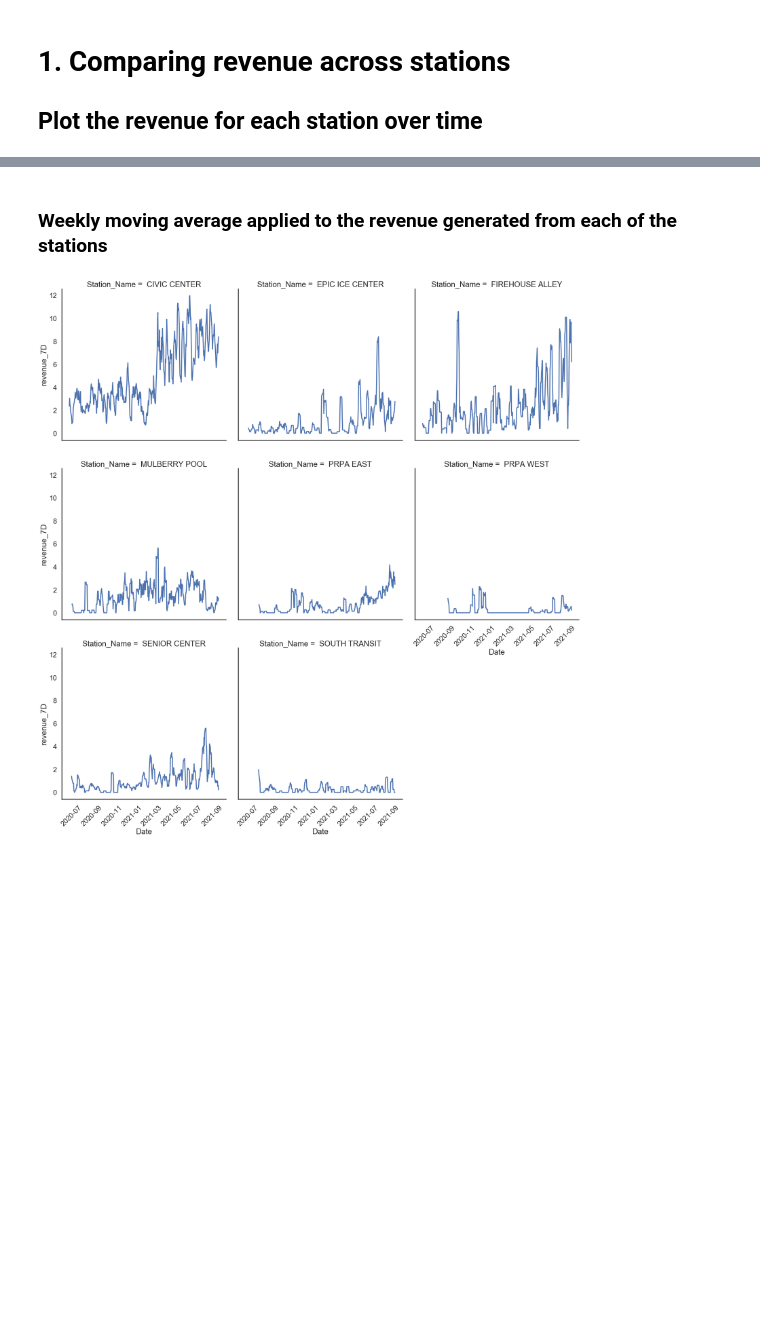
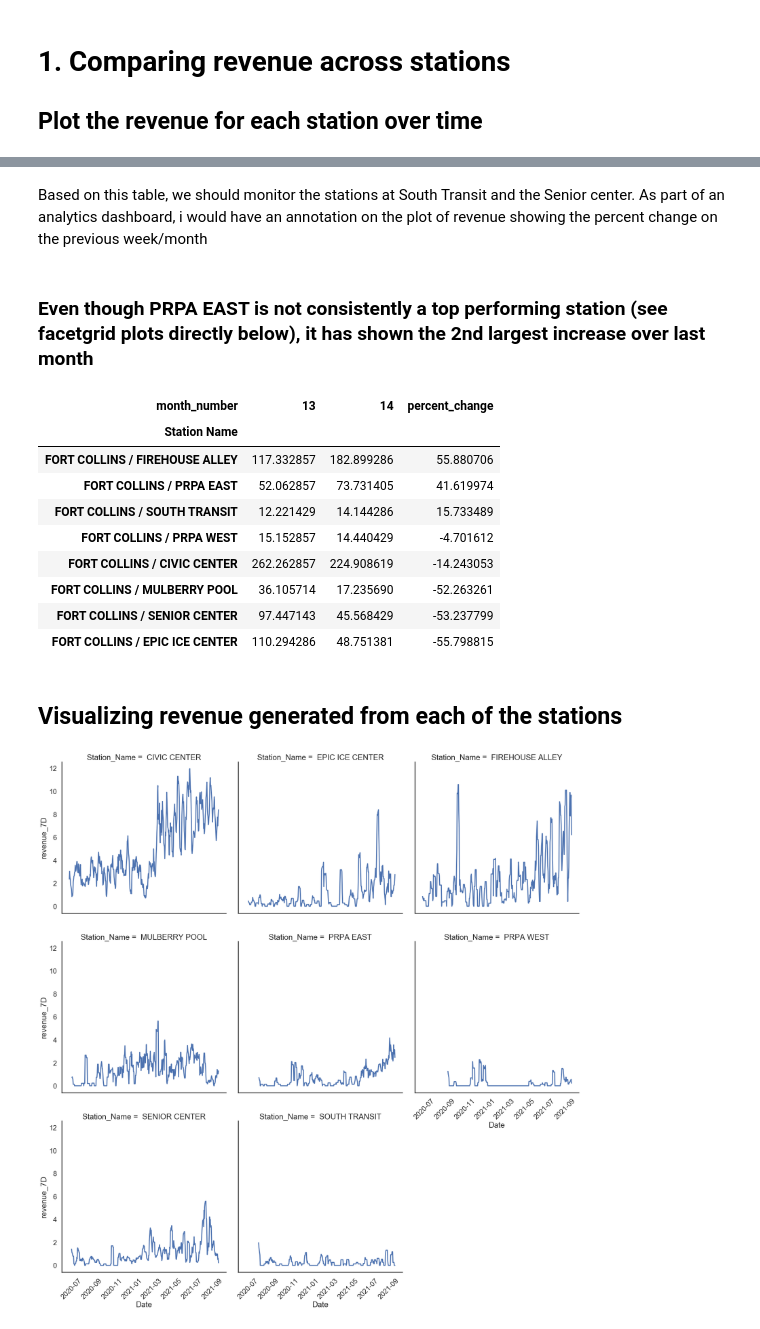
Before and after one commit to davidfox87/EV_forecasting, a Jupyter notebook: EDA.ipynb, the cells around one changed output, grey strips where cells are left out. Saved outputs shown, nothing was run; the diff lists cells and outputs as text; code cells hidden in the pictures; blank space fills up the shorter version.

```diff
--- a/EDA.ipynb
+++ b/EDA.ipynb
@@ -175,5 +191,26 @@ memory usage: 161.8+ KB
+# %% [markdown]
+Based on this table, we should monitor the stations at South Transit and the Senior center. As part of an analytics dashboard, i would have an annotation on the plot of revenue showing the percent change on the previous week/month
+# %% [markdown]
+### Even though PRPA EAST is not consistently a top performing station (see facetgrid plots directly below), it has shown the 2nd largest increase over last month
+# %%
+test_df = df2.loc[df2.month_number.isin([13, 14]), ['Station Name', 'month_number', 'revenue_7D']]
+test_df = test_df.groupby(['Station Name', 'month_number'])['revenue_7D'].sum().unstack()
+test_df['percent_change'] = (test_df[14] - test_df[13]) / test_df[13] * 100
+
+test_df.sort_values(by='percent_change', ascending=False)
+# %% [output]
+| month_number | 13 | 14 | percent_change |
+| Station Name |  |  |  |
+| FORT COLLINS / FIREHOUSE ALLEY | 117.332857 | 182.899286 | 55.880706 |
+| FORT COLLINS / PRPA EAST | 52.062857 | 73.731405 | 41.619974 |
+| FORT COLLINS / SOUTH TRANSIT | 12.221429 | 14.144286 | 15.733489 |
+| FORT COLLINS / PRPA WEST | 15.152857 | 14.440429 | -4.701612 |
+| FORT COLLINS / CIVIC CENTER | 262.262857 | 224.908619 | -14.243053 |
+| FORT COLLINS / MULBERRY POOL | 36.105714 | 17.235690 | -52.263261 |
+| FORT COLLINS / SENIOR CENTER | 97.447143 | 45.568429 | -53.237799 |
+| FORT COLLINS / EPIC ICE CENTER | 110.294286 | 48.751381 | -55.798815 |
 # %% [markdown]
-### Weekly moving average applied to the revenue generated from each of the stations
+## Visualizing revenue generated from each of the stations
 # %%
 with sns.axes_style("white"):
     g = sns.FacetGrid(df2, col="Station_Name", margin_titles=True,
```
Also changed, not shown: parts of 10 cells of this notebook.
